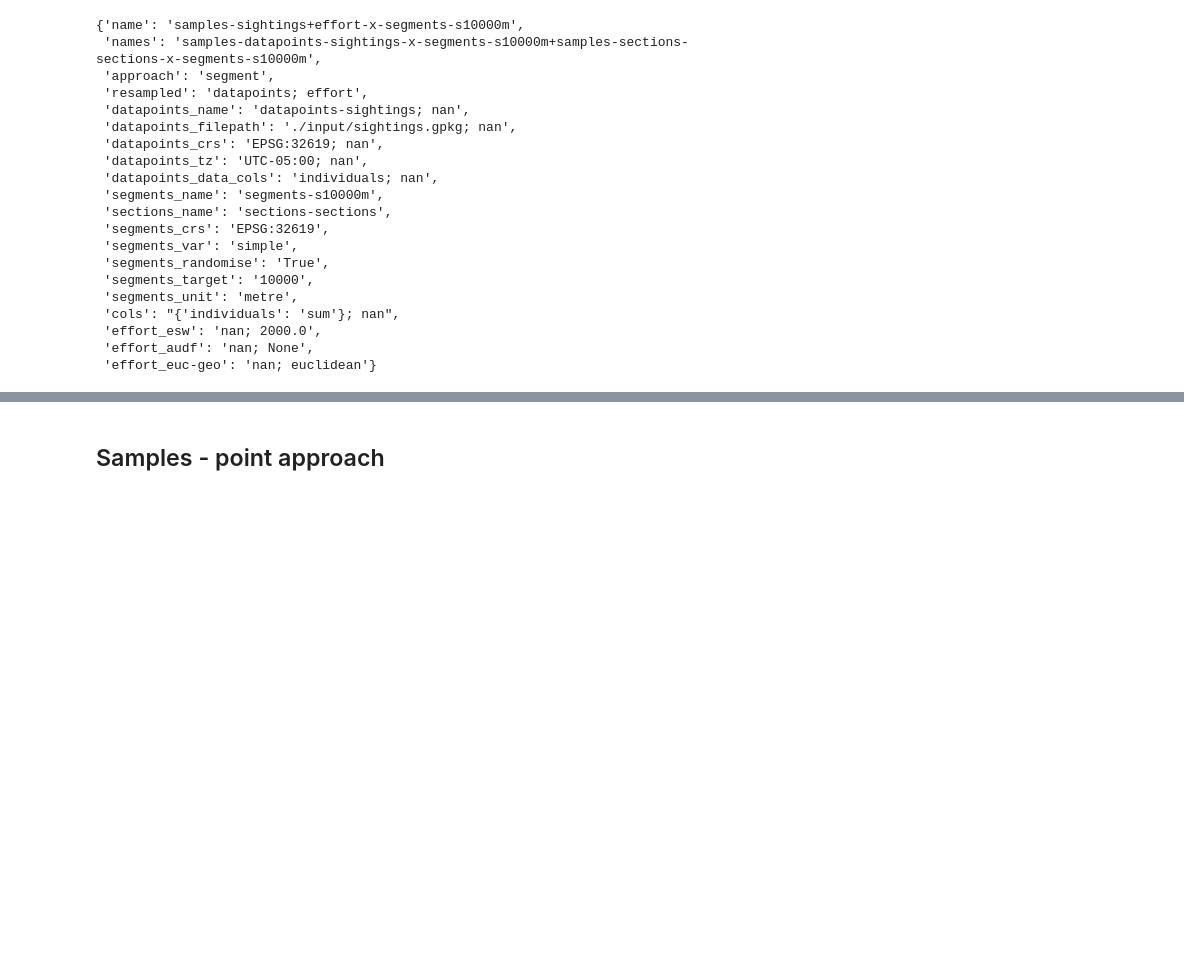
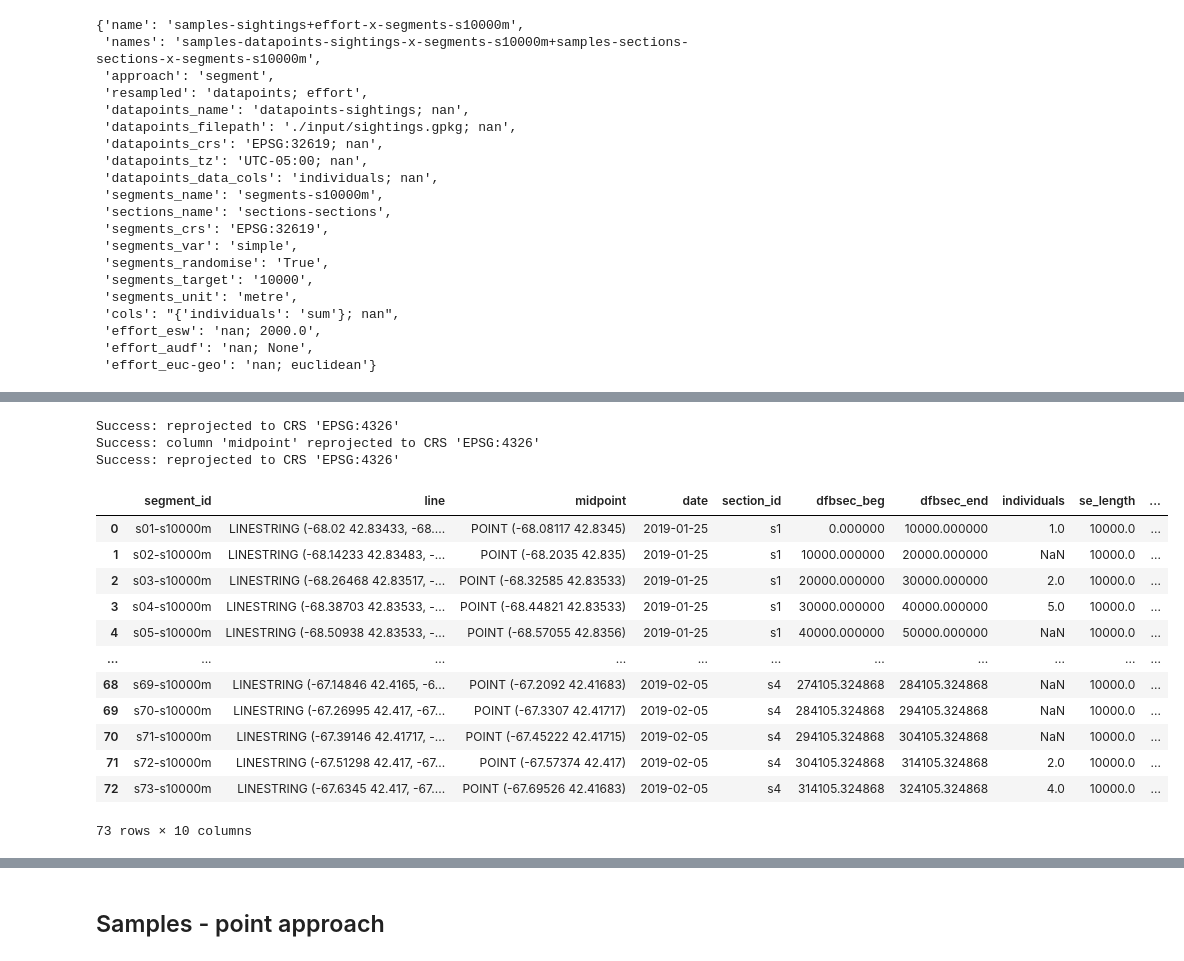
Before and after one commit to JSBigelow/sampley, a Jupyter notebook: exemplars/horizontal/stage-3.ipynb, the cells around one changed output, grey strips where cells are left out. Saved outputs shown, nothing was run; the diff lists cells and outputs as text; code cells hidden in the pictures; blank space fills up the shorter version.

```diff
--- a/exemplars/horizontal/stage-3.ipynb
+++ b/exemplars/horizontal/stage-3.ipynb
@@ -261,0 +312,20 @@ u_samples.save(
+# %%
+u_samples.reproject(crs_target='EPSG:4326')
+u_samples.samples
+# %% [output]
+Success: reprojected to CRS 'EPSG:4326'
+Success: column 'midpoint' reprojected to CRS 'EPSG:4326'
+Success: reprojected to CRS 'EPSG:4326'
+|  | segment_id | line | midpoint | date | section_id | dfbsec_beg | dfbsec_end | individuals | se_length | ... |
+| 0 | s01-s10000m | LINESTRING (-68.02 42.83433, -68.... | POINT (-68.08117 42.8345) | 2019-01-25 | s1 | 0.000000 | 10000.000000 | 1.0 | 10000.0 | ... |
+| 1 | s02-s10000m | LINESTRING (-68.14233 42.83483, -... | POINT (-68.2035 42.835) | 2019-01-25 | s1 | 10000.000000 | 20000.000000 | NaN | 10000.0 | ... |
+| 2 | s03-s10000m | LINESTRING (-68.26468 42.83517, -... | POINT (-68.32585 42.83533) | 2019-01-25 | s1 | 20000.000000 | 30000.000000 | 2.0 | 10000.0 | ... |
+| 3 | s04-s10000m | LINESTRING (-68.38703 42.83533, -... | POINT (-68.44821 42.83533) | 2019-01-25 | s1 | 30000.000000 | 40000.000000 | 5.0 | 10000.0 | ... |
+| 4 | s05-s10000m | LINESTRING (-68.50938 42.83533, -... | POINT (-68.57055 42.8356) | 2019-01-25 | s1 | 40000.000000 | 50000.000000 | NaN | 10000.0 | ... |
+| ... | ... | ... | ... | ... | ... | ... | ... | ... | ... | ... |
+| 68 | s69-s10000m | LINESTRING (-67.14846 42.4165, -6... | POINT (-67.2092 42.41683) | 2019-02-05 | s4 | 274105.324868 | 284105.324868 | NaN | 10000.0 | ... |
+| 69 | s70-s10000m | LINESTRING (-67.26995 42.417, -67... | POINT (-67.3307 42.41717) | 2019-02-05 | s4 | 284105.324868 | 294105.324868 | NaN | 10000.0 | ... |
+| 70 | s71-s10000m | LINESTRING (-67.39146 42.41717, -... | POINT (-67.45222 42.41715) | 2019-02-05 | s4 | 294105.324868 | 304105.324868 | NaN | 10000.0 | ... |
+| 71 | s72-s10000m | LINESTRING (-67.51298 42.417, -67... | POINT (-67.57374 42.417) | 2019-02-05 | s4 | 304105.324868 | 314105.324868 | 2.0 | 10000.0 | ... |
+| 72 | s73-s10000m | LINESTRING (-67.6345 42.417, -67.... | POINT (-67.69526 42.41683) | 2019-02-05 | s4 | 314105.324868 | 324105.324868 | 4.0 | 10000.0 | ... |
+73 rows × 10 columns
```
Also changed, not shown: parts of 27 cells of this notebook, 49 other files.
